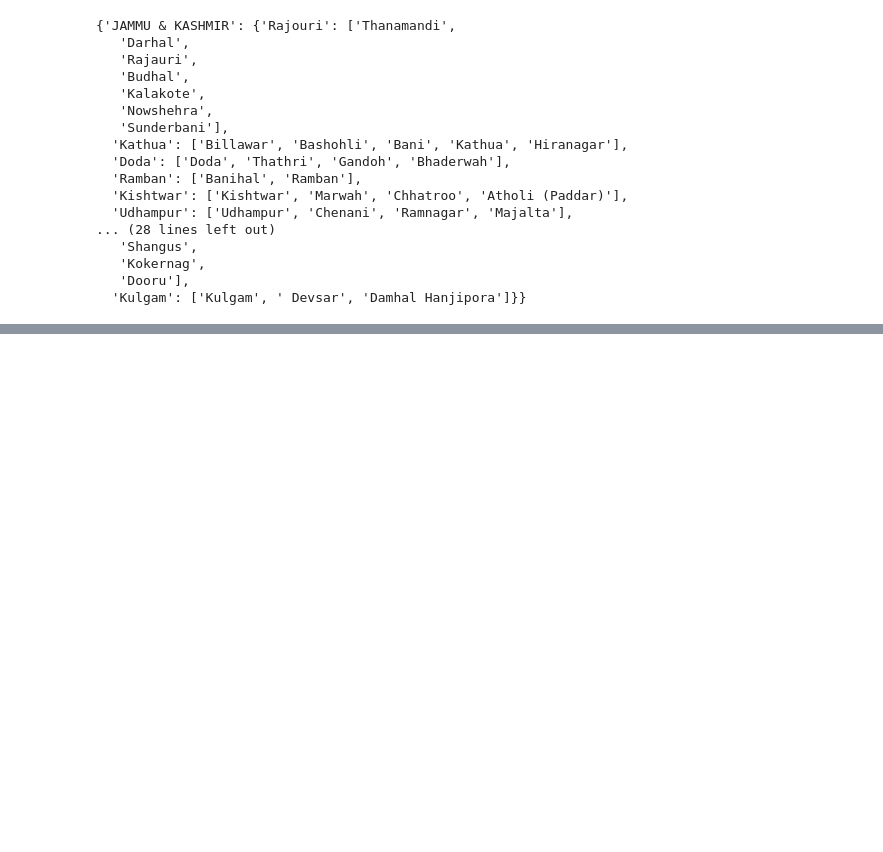
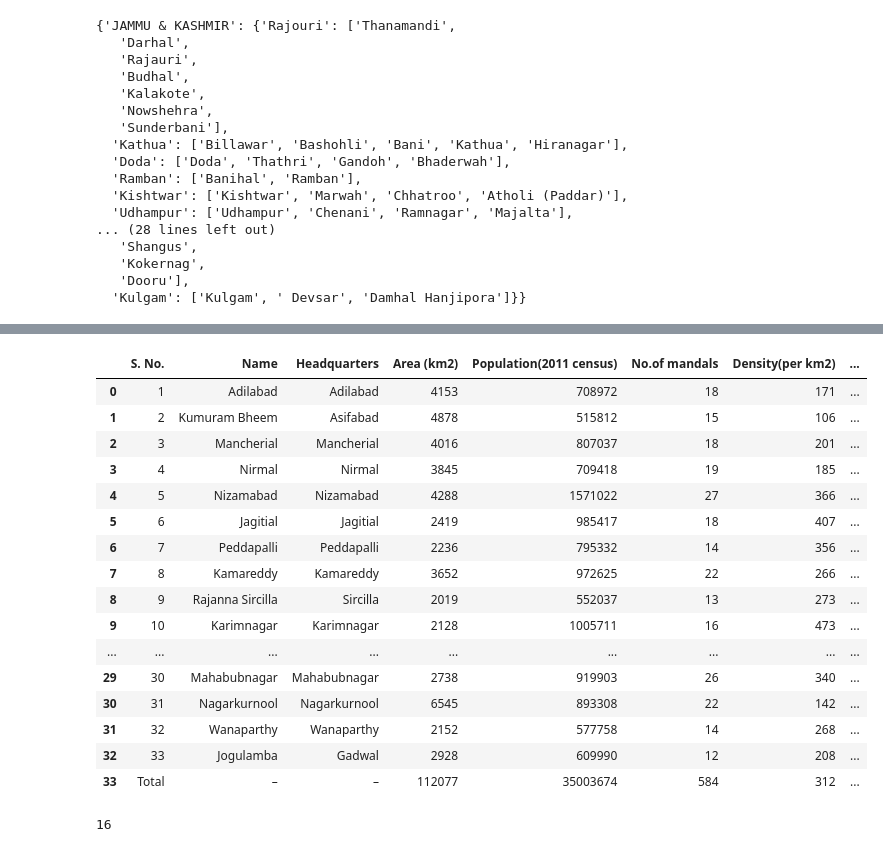
Before and after one commit to datagaon/india-administrative, a Jupyter notebook: main.ipynb, the cells around one changed output, grey strips where cells are left out. Saved outputs shown, nothing was run; the diff lists cells and outputs as text; code cells hidden in the pictures; blank space fills up the shorter version.

Commit message:
feat(telangana) attempt 1 to get districts and sub-districts

```diff
--- a/main.ipynb
+++ b/main.ipynb
@@ -296,0 +327,27 @@ store_hierarchy({**jsonable_shape, **jammu_and_kashmir, **ladakh})
+# %%
+# Test how many districts are covered
+telangana_districts = pd.read_html('https://en.wikipedia.org/wiki/List_of_districts_of_Telangana')
+telangana_districts[0]
+# %% [output]
+|  | S. No. | Name | Headquarters | Area (km2) | Population(2011 census) | No.of mandals | Density(per km2) | ... |
+| 0 | 1 | Adilabad | Adilabad | 4153 | 708972 | 18 | 171 | ... |
+| 1 | 2 | Kumuram Bheem | Asifabad | 4878 | 515812 | 15 | 106 | ... |
+| 2 | 3 | Mancherial | Mancherial | 4016 | 807037 | 18 | 201 | ... |
+| 3 | 4 | Nirmal | Nirmal | 3845 | 709418 | 19 | 185 | ... |
+| 4 | 5 | Nizamabad | Nizamabad | 4288 | 1571022 | 27 | 366 | ... |
+| 5 | 6 | Jagitial | Jagitial | 2419 | 985417 | 18 | 407 | ... |
+| 6 | 7 | Peddapalli | Peddapalli | 2236 | 795332 | 14 | 356 | ... |
+| 7 | 8 | Kamareddy | Kamareddy | 3652 | 972625 | 22 | 266 | ... |
+| 8 | 9 | Rajanna Sircilla | Sircilla | 2019 | 552037 | 13 | 273 | ... |
+| 9 | 10 | Karimnagar | Karimnagar | 2128 | 1005711 | 16 | 473 | ... |
+| ... | ... | ... | ... | ... | ... | ... | ... | ... |
+| 29 | 30 | Mahabubnagar | Mahabubnagar | 2738 | 919903 | 26 | 340 | ... |
+| 30 | 31 | Nagarkurnool | Nagarkurnool | 6545 | 893308 | 22 | 142 | ... |
+| 31 | 32 | Wanaparthy | Wanaparthy | 2152 | 577758 | 14 | 268 | ... |
+| 32 | 33 | Jogulamba | Gadwal | 2928 | 609990 | 12 | 208 | ... |
+| 33 | Total | – | – | 112077 | 35003674 | 584 | 312 | ... |
+# %%
+# set(telangana_districts[0]['Name'])
+len(set(telangana[1]['District']))
+# %% [output]
+16
```
Also changed, not shown: parts of 2 cells of this notebook.
